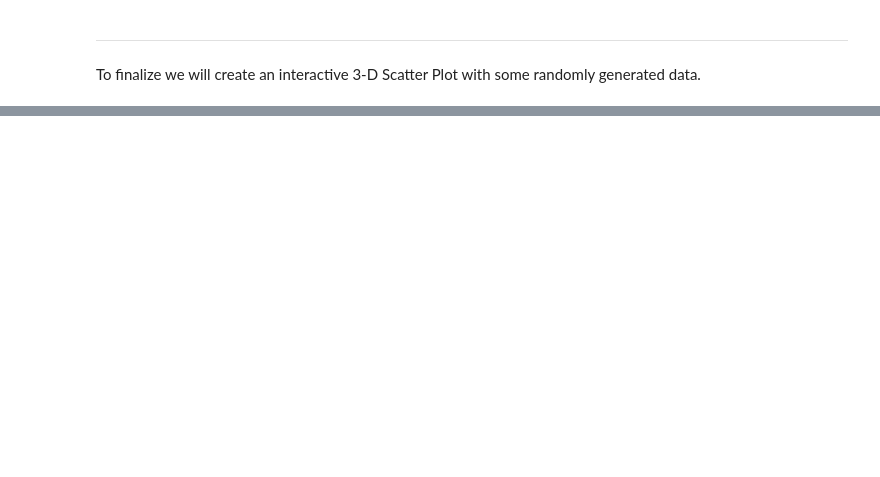
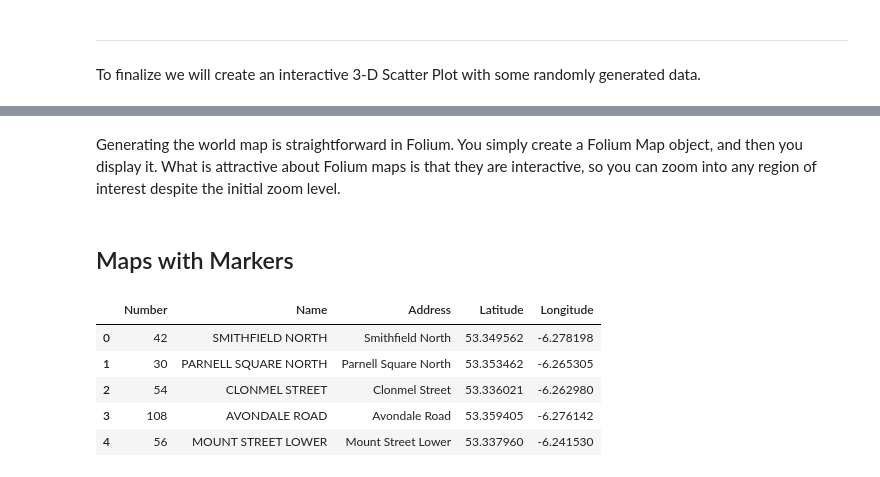
Before and after one commit to ykjoy/data_visualization, a Jupyter notebook: Data_Visualization.ipynb, the cells around one changed output, grey strips where cells are left out. Cells and saved outputs as stored; diff of their text form; code cells hidden in the pictures; blank space fills up the shorter version.

```diff
--- a/Data_Visualization.ipynb
+++ b/Data_Visualization.ipynb
@@ -854,0 +878,4 @@ fig.show(renderer='colab')
+# %% [markdown]
+Generating the world map is straightforward in Folium. You simply create a Folium Map object, and then you display it. What is attractive about Folium maps is that they are interactive, so you can zoom into any region of interest despite the initial zoom level.
+# %% [markdown]
+## Maps with Markers
@@ -854,0 +885,12 @@ fig.show(renderer='colab')
+# %%
+#Getting the bike station locations and saving to a Pandas data frame
+location = "https://data.smartdublin.ie/dataset/33ec9fe2-4957-4e9a-ab55-c5e917c7a9ab/resource/2dec86ed-76ed-47a3-ae28-646db5c5b965/download/dublin.csv"
+bike_station_locations = pd.read_csv(location)
+bike_station_locations.head()
+# %% [output]
+|  | Number | Name | Address | Latitude | Longitude |
+| 0 | 42 | SMITHFIELD NORTH | Smithfield North | 53.349562 | -6.278198 |
+| 1 | 30 | PARNELL SQUARE NORTH | Parnell Square North | 53.353462 | -6.265305 |
+| 2 | 54 | CLONMEL STREET | Clonmel Street | 53.336021 | -6.262980 |
+| 3 | 108 | AVONDALE ROAD | Avondale Road | 53.359405 | -6.276142 |
+| 4 | 56 | MOUNT STREET LOWER | Mount Street Lower | 53.337960 | -6.241530 |
```
Also changed, not shown: parts of 13 cells of this notebook.
